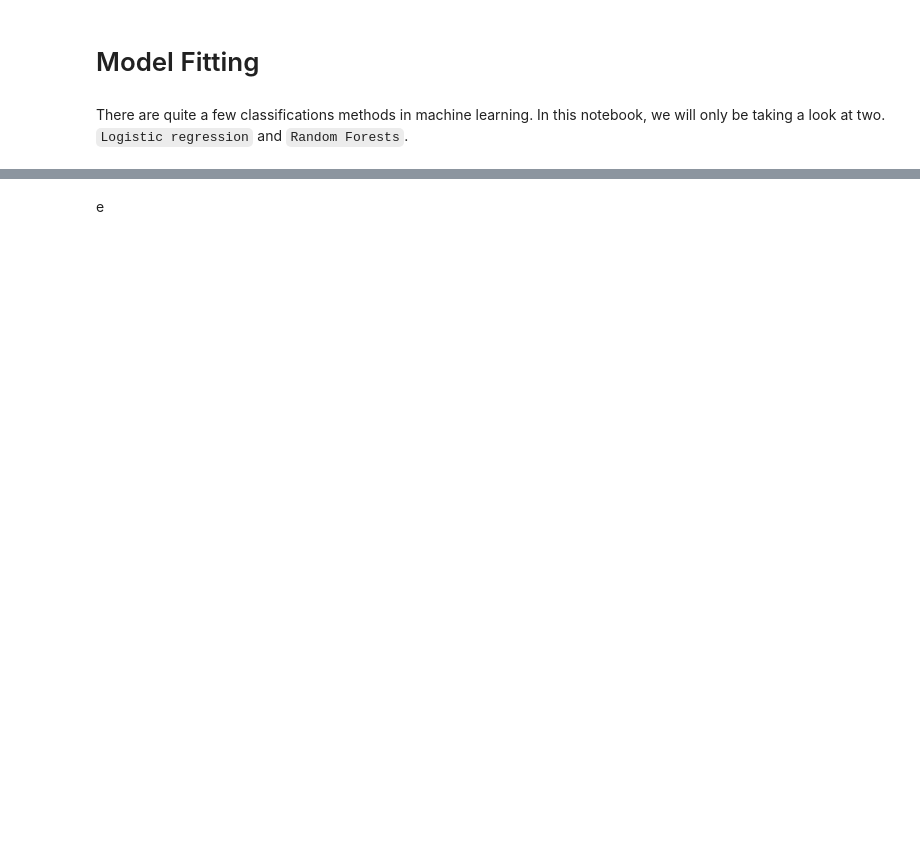
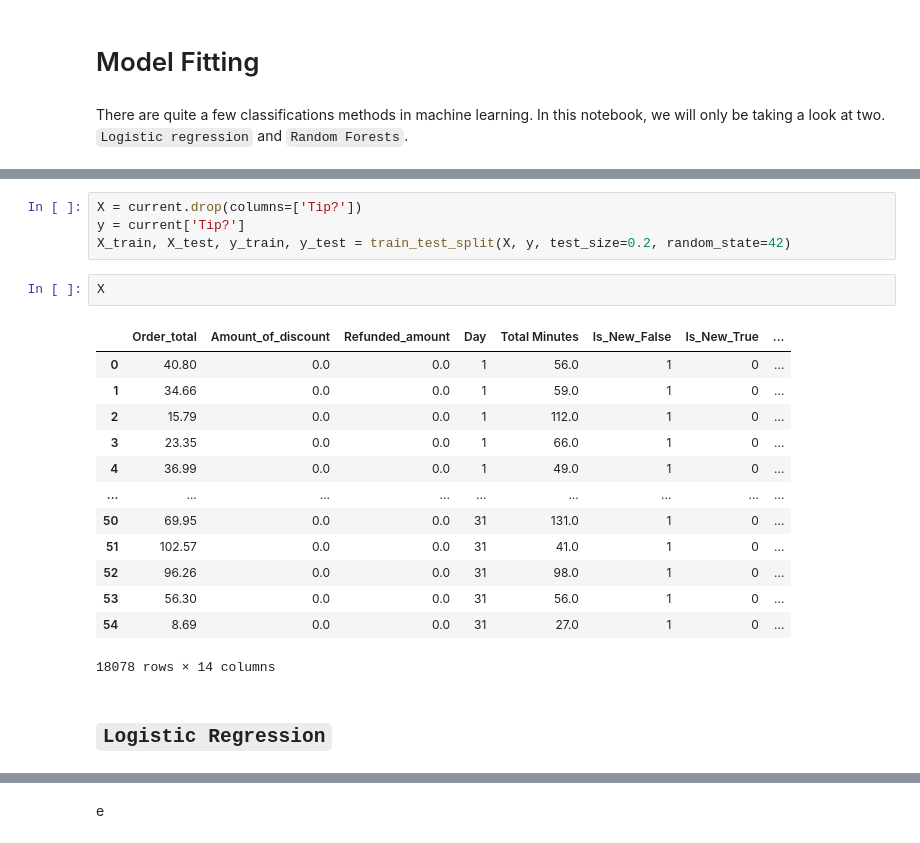
Before and after one commit to cakuang1/DDs3tosf, a Jupyter notebook: eda.ipynb, the cells around one changed output, grey strips where cells are left out. Saved outputs shown, nothing was run; the diff lists cells and outputs as text; blank space fills up the shorter version.

```diff
--- a/eda.ipynb
+++ b/eda.ipynb
@@ -303,0 +288,22 @@ There are quite a few classifications methods in machine learning. In this noteb
+# %%
+X = current.drop(columns=['Tip?'])
+y = current['Tip?']
+X_train, X_test, y_train, y_test = train_test_split(X, y, test_size=0.2, random_state=42)
+# %%
+X
+# %% [output]
+|  | Order_total | Amount_of_discount | Refunded_amount | Day | Total Minutes | Is_New_False | Is_New_True | ... |
+| 0 | 40.80 | 0.0 | 0.0 | 1 | 56.0 | 1 | 0 | ... |
+| 1 | 34.66 | 0.0 | 0.0 | 1 | 59.0 | 1 | 0 | ... |
+| 2 | 15.79 | 0.0 | 0.0 | 1 | 112.0 | 1 | 0 | ... |
+| 3 | 23.35 | 0.0 | 0.0 | 1 | 66.0 | 1 | 0 | ... |
+| 4 | 36.99 | 0.0 | 0.0 | 1 | 49.0 | 1 | 0 | ... |
+| ... | ... | ... | ... | ... | ... | ... | ... | ... |
+| 50 | 69.95 | 0.0 | 0.0 | 31 | 131.0 | 1 | 0 | ... |
+| 51 | 102.57 | 0.0 | 0.0 | 31 | 41.0 | 1 | 0 | ... |
+| 52 | 96.26 | 0.0 | 0.0 | 31 | 98.0 | 1 | 0 | ... |
+| 53 | 56.30 | 0.0 | 0.0 | 31 | 56.0 | 1 | 0 | ... |
+| 54 | 8.69 | 0.0 | 0.0 | 31 | 27.0 | 1 | 0 | ... |
+18078 rows × 14 columns
+# %% [markdown]
+## `Logistic Regression`
```
Also changed, not shown: parts of 17 cells of this notebook, 1 other file.
